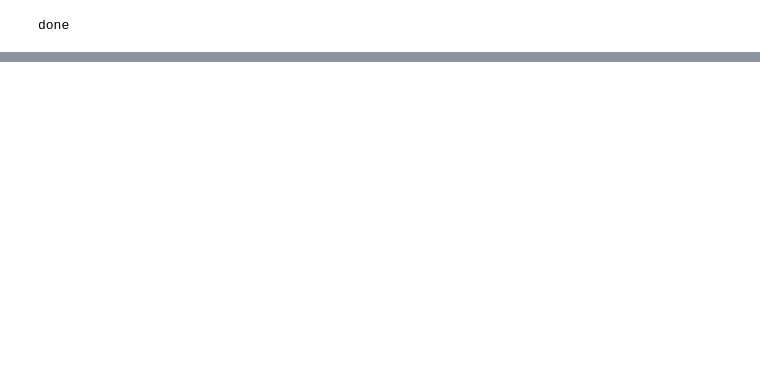
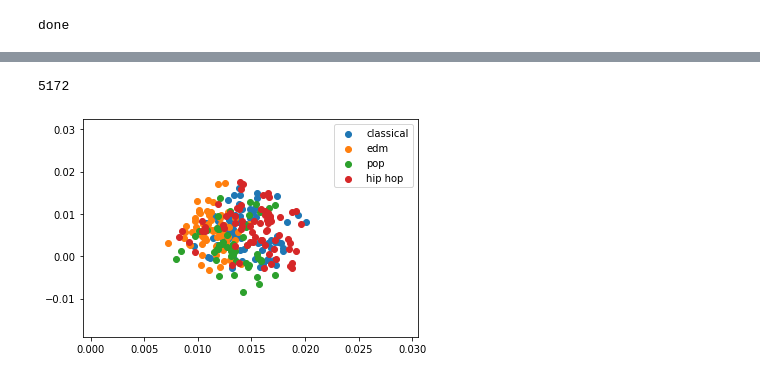
Before and after one commit to LukeMedeiros/JustFlow-notebooks, a Jupyter notebook: Bens-Notebooks/VisualizationV1.ipynb, the cells around one changed output, grey strips where cells are left out. Drawn from its saved outputs; the diff is of its cells as text; code cells hidden in the pictures; blank space fills up the shorter version.

```diff
--- a/Bens-Notebooks/VisualizationV1.ipynb
+++ b/Bens-Notebooks/VisualizationV1.ipynb
@@ -128,0 +110,21 @@ plt.show()
+# %%
+print(len(pca.components_[0]))
+
+pca_plots = []
+for genre in genres:
+    i = 0
+    pca_comp1 = []
+    pca_comp2 = []
+    for song_genre in track_genre:
+        if(song_genre == genre):
+            pca_comp1.append(pca.components_[0][i])
+            pca_comp2.append(pca.components_[1][i])
+        i+=1
+    pca_plots.append(plt.scatter(pca_comp1, pca_comp2, label=str(genre)))
+
+plt.legend(handles = pca_plots,
+          labels = genres)
+plt.show()
+# %% [output]
+5172
+[figure, added]
```
Also changed, not shown: parts of 13 cells of this notebook.
